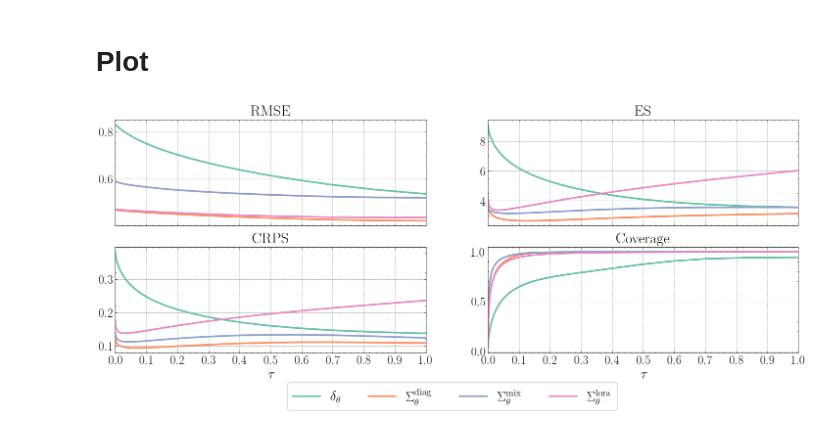
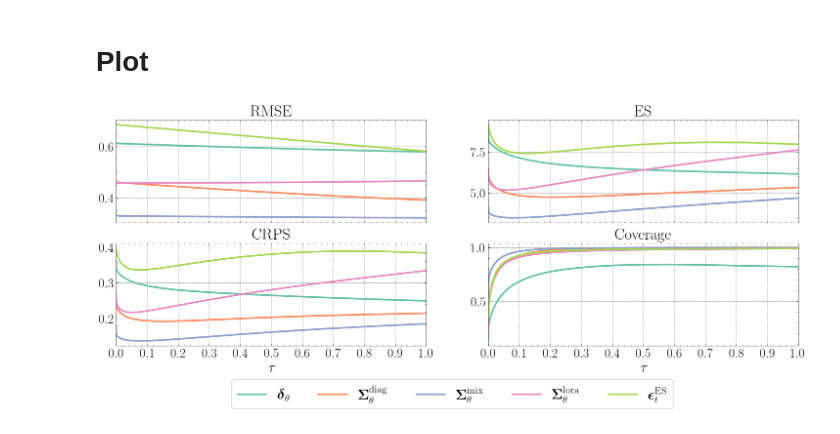
Before and after one commit to Philipp238/diffusionUQ, a Jupyter notebook: evaluation/noise_adjustment.ipynb, the cells around one changed output. Saved outputs shown, nothing was run; the diff lists cells and outputs as text; code cells hidden in the pictures.

Commit message:
Update results + EU experiments

```diff
--- a/evaluation/noise_adjustment.ipynb
+++ b/evaluation/noise_adjustment.ipynb
@@ -7,9 +7,9 @@ import matplotlib.pyplot as plt
 import scienceplots
 from cmap import Colormap
 # %%
-experiment = "Burgers"
-factor = 1000
-methods = ["deterministic","normal", "mixednormal", "mvnormal"]
+experiment = "KS"
+factor = 100
+methods = ["deterministic","normal", "mixednormal", "mvnormal", "sample"]
 index = ["RMSEValidation", "EnergyScoreValidation", "CRPSValidation", "CoverageValidation", "tau", "distributional_method"]
 metrics = ["RMSEValidation", "EnergyScoreValidation", "CRPSValidation", "CoverageValidation"]
 # %%
@@ -32,40 +32,42 @@ mean_results = results.groupby(["distributional_method", "tau"]).mean()
 # %%
 colors = Colormap("colorbrewer:set2_5")
 plt.style.use(['science', 'grid'])
-legendsize = 20
-titlesize = 22
-ticksize = 18
-labelsize = 20
+legendsize = 21
+titlesize = 23
+ticksize = 19
+labelsize = 21
 lw = 2.5
 # %%
 metrics = ["RMSEValidation", "EnergyScoreValidation", "CRPSValidation", "CoverageValidation"]
 metric_names = ["RMSE", "ES", "CRPS", "Coverage"]
-method_names = [r"$\delta_\theta$",r"$\Sigma_\theta^\mathrm{diag}$",r"$\Sigma_\theta^\mathrm{mix}$",r"$\Sigma_\theta^\mathrm{lora}$"]
+method_names = [r"$\boldsymbol\delta_\theta$",r"$\boldsymbol\Sigma_\theta^\mathrm{diag}$",
+                r"$\boldsymbol\Sigma_\theta^\mathrm{mix}$",r"$\boldsymbol\Sigma_\theta^\mathrm{lora}$", r"$\boldsymbol\epsilon_t^\mathrm{ES}$"]
 
 fig, axs = plt.subplots(2,2, figsize = (18,7), sharex = True)
 axs = axs.ravel()
 
 for i,method in enumerate(methods):
     res = mean_results.loc[method]
     for m, metric in enumerate(metrics):
         if m <3:
             axs[m].plot(res.index, res[metric]*factor, lw = lw, color = colors(i))
         else:
             axs[m].plot(res.index, res[metric], lw = lw, color = colors(i))
         axs[m].set_title(metric_names[m], size = titlesize)
 
+for i in range(len(metrics)):
     axs[i].xaxis.set_tick_params(labelsize=ticksize)
     axs[i].yaxis.set_tick_params(labelsize=ticksize)
     axs[i].set_xticks(np.arange(0,1.1,0.1))
     axs[i].set_xlim([0,1])
 
 axs[2].set_xlabel(r"$\tau$", fontsize = labelsize)
 axs[3].set_xlabel(r"$\tau$", fontsize = labelsize)
 
 # Legend
-fig.subplots_adjust(bottom=0.2)
-fig.legend(labels = method_names, loc='lower center', ncol = 4, fontsize = legendsize)
+fig.subplots_adjust(bottom=0.22)
+fig.legend(labels = method_names, loc='lower center', ncol = 5, fontsize = legendsize)
 
 plt.savefig(f"plots/{experiment}_noise_tuning.pdf", bbox_inches = "tight")
 # %% [output]
-[figure, old version]
+[figure, new version]
```
Also changed, not shown: 29 other files.
